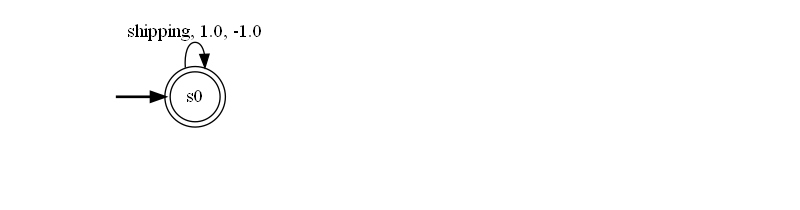
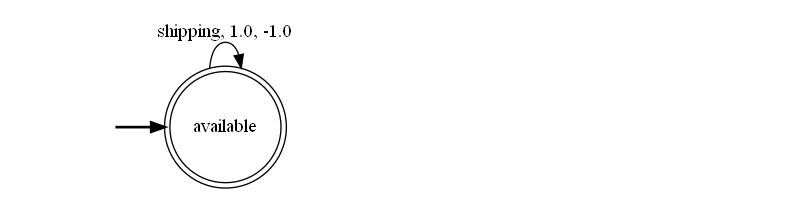
Before and after one commit to luusi/stochastic-service-composition, a Jupyter notebook: docs/notebooks/05-ceramics-production-use-case.ipynb, the cells around one changed output. Drawn from its saved outputs; the diff is of its cells as text; code cells hidden in the pictures; blank space fills up the shorter version.

```diff
--- a/docs/notebooks/05-ceramics-production-use-case.ipynb
+++ b/docs/notebooks/05-ceramics-production-use-case.ipynb
@@ -112,18 +117,18 @@ render_service(service_second_baking)
 # %%
 def shipping_service(action_reward: float = DEFAULT_REWARD) -> Service:
     """Build the shipping device."""
     transitions = {
-        "s0": {
-            "shipping": ({"s0": 1.0}, action_reward),
+        "available": {
+            "shipping": ({"available": 1.0}, action_reward),
         },
     }
-    final_states = {"s0"}
-    initial_state = "s0"
+    final_states = {"available"}
+    initial_state = "available"
     return build_service_from_transitions(transitions, initial_state, final_states)  # type: ignore
 service_shipping=shipping_service()
 render_service(service_shipping)
 # %% [output]
-[figure, old version]
+[figure, new version]
 # %%
 def target_service():
     """Build the target service."""
```
Also changed, not shown: parts of 15 cells of this notebook, 3 other files.
